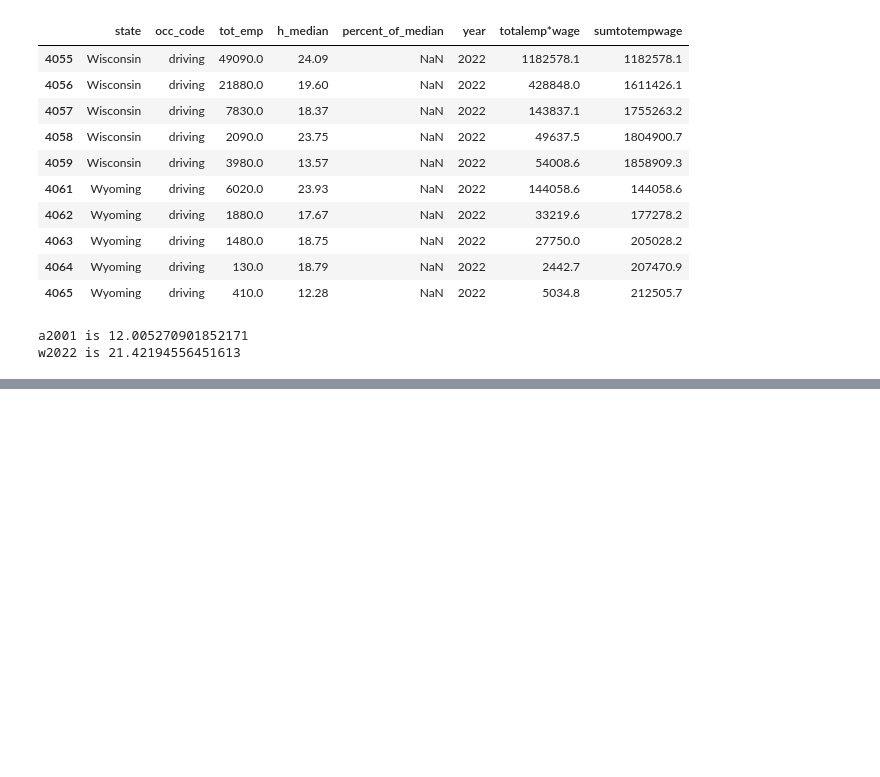
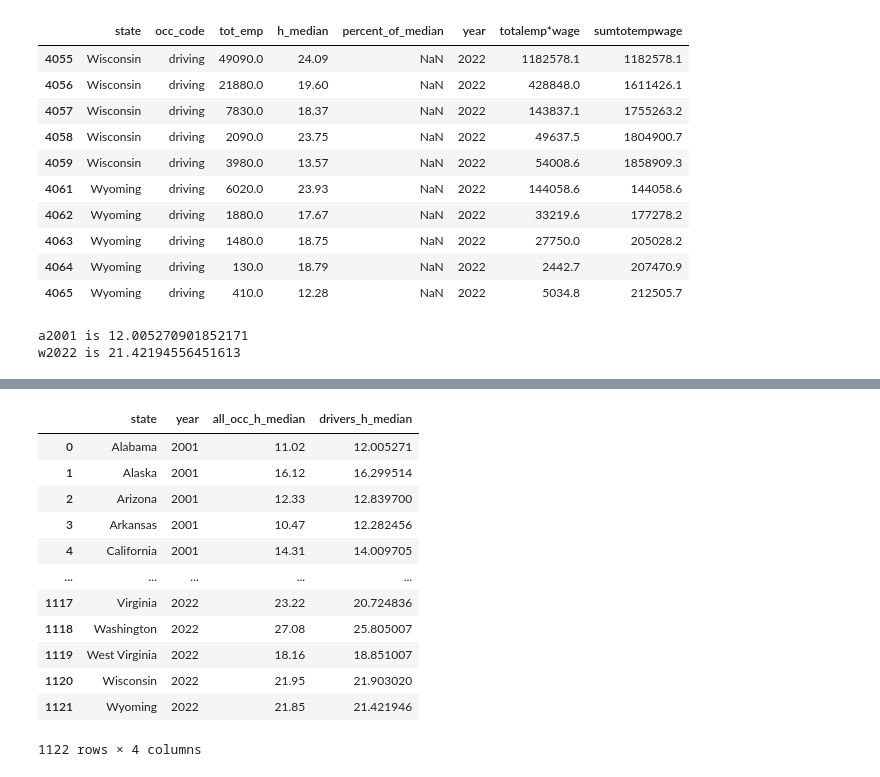
Before and after one commit to nmackler/Marijuana-Legalization-CDL, a Jupyter notebook: marijuana.ipynb, the cells around one changed output, grey strips where cells are left out. Saved outputs shown, nothing was run; the diff lists cells and outputs as text; code cells hidden in the pictures; blank space fills up the shorter version.

Commit message:
obtain single DF containing vals for drivers and all
next step, beuatiful soup the marijuana data and then ready for EDA and analysis

```diff
--- a/marijuana.ipynb
+++ b/marijuana.ipynb
@@ -194,3 +178,6 @@ Length: 1122, dtype: float64
+# %%
+total_pay = total_pay.to_frame()
+total_pay = total_pay.rename(columns={0 : "drivers_h_median"})
 # %%
 combine_driving_test.tail(10)
 # %% [output]
@@ -215,3 +202,7 @@ print(f"w2022 is {w2022}")
 # %% [output]
 a2001 is 12.005270901852171
 w2022 is 21.42194556451613
+# %%
+all_occ_df = full_df[full_df["occ_code"] == "all"][["state", "year", "h_median"]]
+all_occ_df = all_occ_df.rename(columns={"h_median" : "all_occ_h_median"})
+all_occ_df
@@ -217,0 +223,18 @@ w2022 is 21.42194556451613
+# %%
+combined_df = pd.merge(left=all_occ_df, right=total_pay, on=["state", "year"], how="outer")
+# %%
+combined_df
+# %% [output]
+|  | state | year | all_occ_h_median | drivers_h_median |
+| 0 | Alabama | 2001 | 11.02 | 12.005271 |
+| 1 | Alaska | 2001 | 16.12 | 16.299514 |
+| 2 | Arizona | 2001 | 12.33 | 12.839700 |
+| 3 | Arkansas | 2001 | 10.47 | 12.282456 |
+| 4 | California | 2001 | 14.31 | 14.009705 |
+| ... | ... | ... | ... | ... |
+| 1117 | Virginia | 2022 | 23.22 | 20.724836 |
+| 1118 | Washington | 2022 | 27.08 | 25.805007 |
+| 1119 | West Virginia | 2022 | 18.16 | 18.851007 |
+| 1120 | Wisconsin | 2022 | 21.95 | 21.903020 |
+| 1121 | Wyoming | 2022 | 21.85 | 21.421946 |
+1122 rows × 4 columns
```
Also changed, not shown: parts of 2 cells of this notebook.
